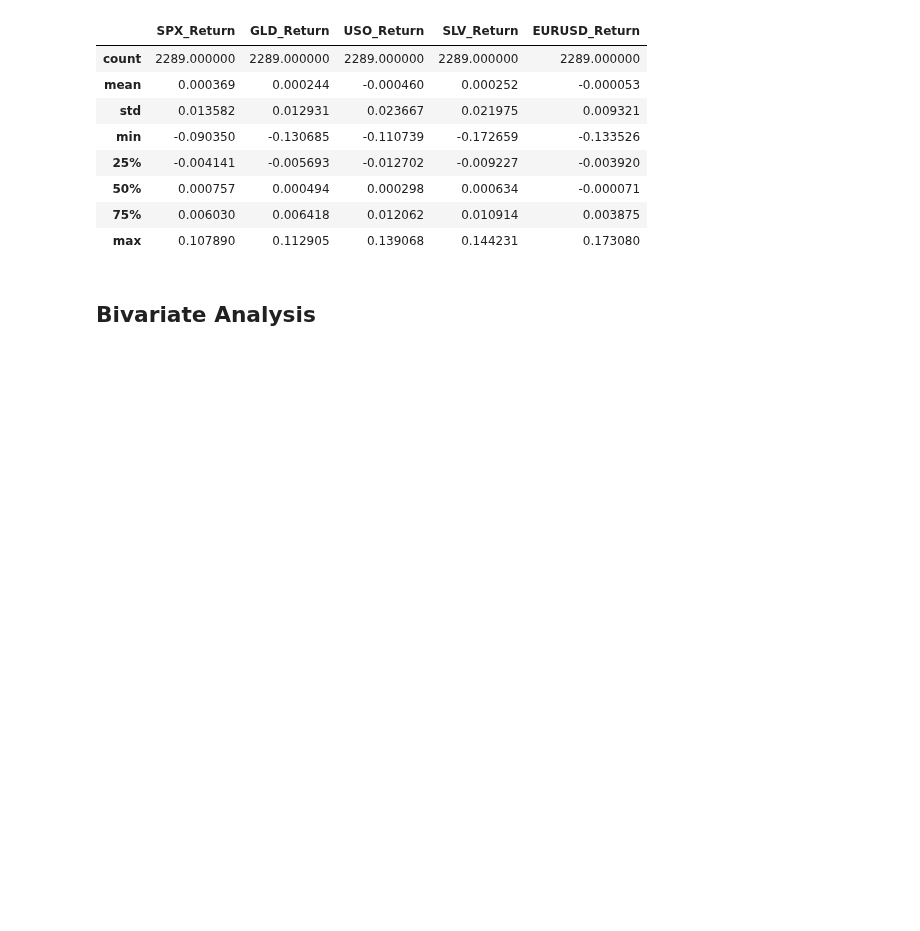
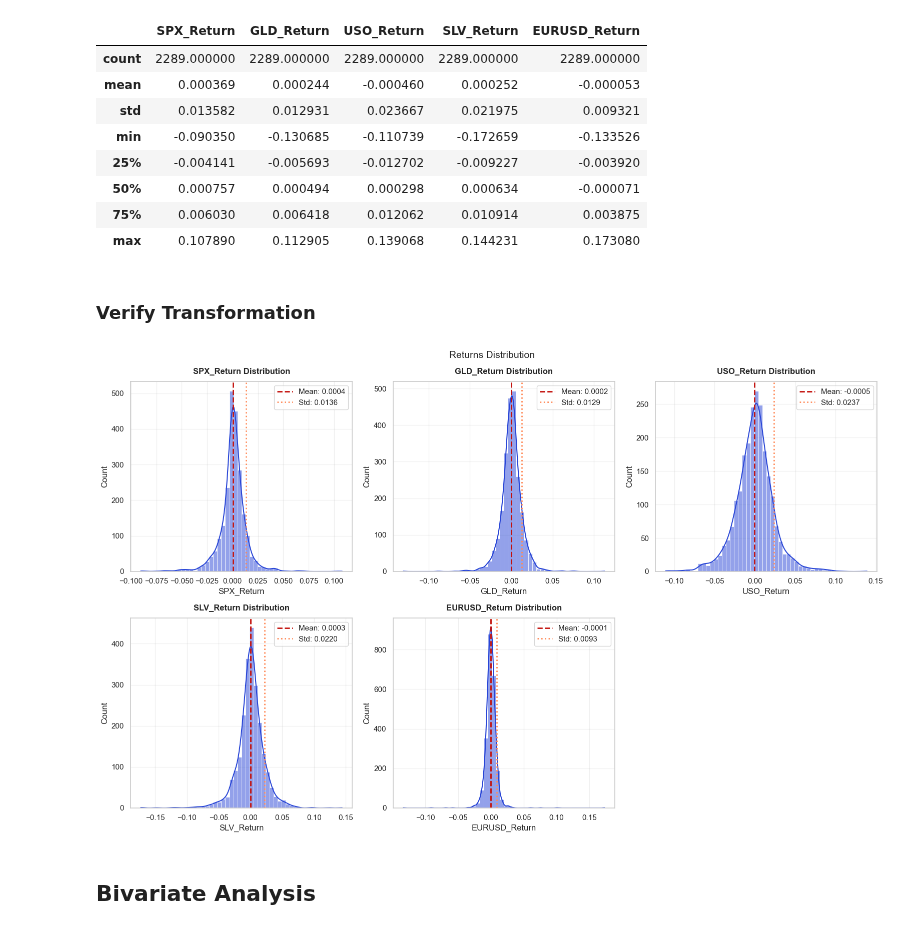
Before and after one commit to tshihab07/gold-price-forecasting, a Jupyter notebook: notebookes/dataPreprocessing.ipynb, the cells around one changed output. Cells and saved outputs as stored; diff of their text form; code cells hidden in the pictures; blank space fills up the shorter version.

Commit message:
feat(transformation): visualize returns distribution with mean/std markers of target variables and the features

```diff
--- a/notebookes/dataPreprocessing.ipynb
+++ b/notebookes/dataPreprocessing.ipynb
@@ -570,6 +570,30 @@ df_returns.describe()
 | 50% | 0.000757 | 0.000494 | 0.000298 | 0.000634 | -0.000071 |
 | 75% | 0.006030 | 0.006418 | 0.012062 | 0.010914 | 0.003875 |
 | max | 0.107890 | 0.112905 | 0.139068 | 0.144231 | 0.173080 |
+# %% [markdown]
+### **Verify Transformation**
+# %%
+# 1. Check distributions
+fig, axes = plt.subplots(2, 3, figsize=(16, 10))
+axes = axes.flatten()
+
+for i, col in enumerate(df_returns.columns):
+    sns.histplot(df_returns[col], kde=True, ax=axes[i], bins=50, color='#2845D6')
+    axes[i].axvline(df_returns[col].mean(), color='#C3110C', linestyle='--', linewidth=2, label=f"Mean: {df_returns[col].mean():.4f}")
+    axes[i].axvline(df_returns[col].std(), color='#FF8B5A', linestyle=':', linewidth=2, label=f"Std: {df_returns[col].std():.4f}")
+    axes[i].set_title(f'{col} Distribution', fontsize=12, fontweight='bold', y=1.02)
+    axes[i].legend()
+    axes[i].grid(True, alpha=0.3)
+
+# remove empty subplots from the grid
+for j in range(len(df_returns.columns), len(axes)):
+    fig.delaxes(axes[j])
+
+plt.suptitle('Returns Distribution', fontsize=14)
+plt.tight_layout()
+plt.show()
+# %% [output]
+[figure, added]
 # %% [markdown]
 ## **Bivariate Analysis**
 # %% [markdown]
```
